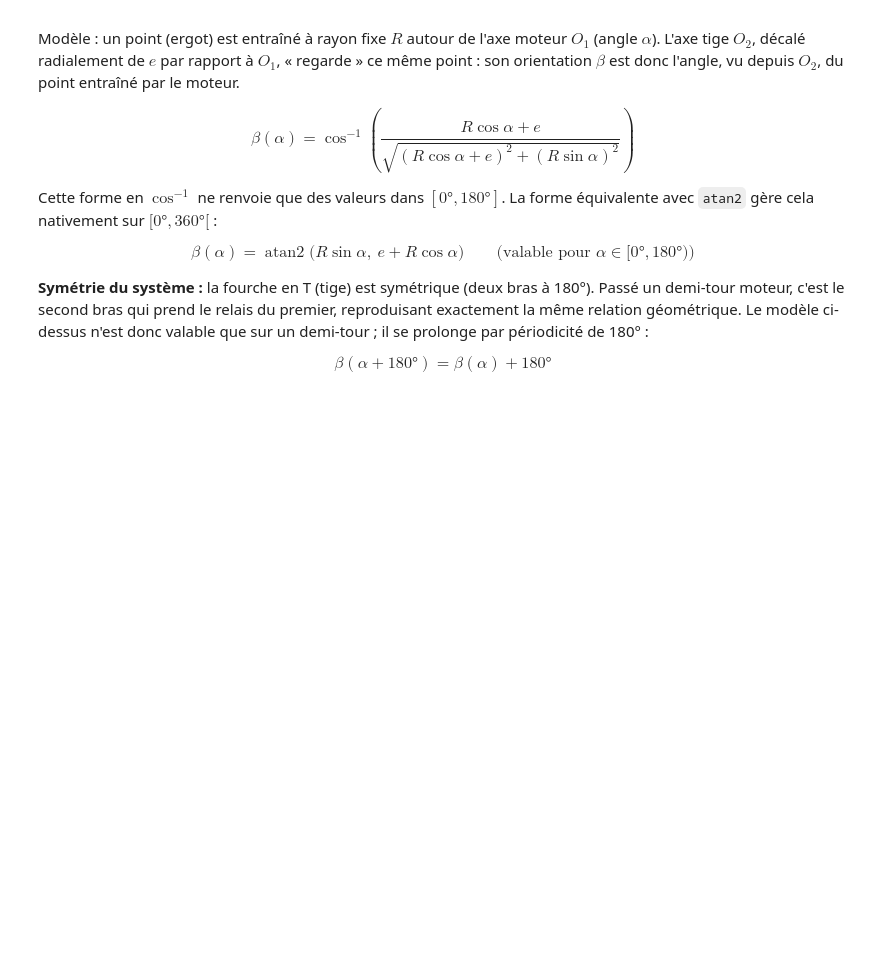
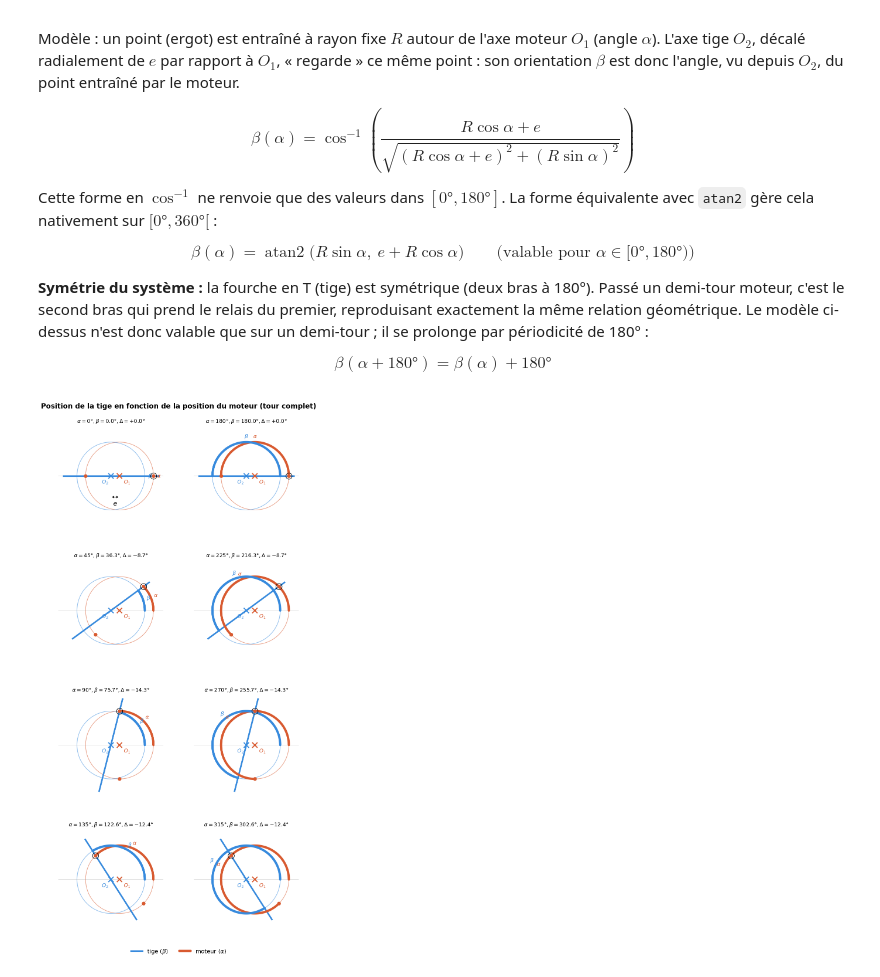
Before and after one commit to quinche-colin/template-tb, a Jupyter notebook: assets/code/Implementation/plot_angles_accouplement.ipynb, the cells around one changed output. Cells and saved outputs as stored; diff of their text form; code cells hidden in the pictures; blank space fills up the shorter version.

```diff
--- a/assets/code/Implementation/plot_angles_accouplement.ipynb
+++ b/assets/code/Implementation/plot_angles_accouplement.ipynb
@@ -39,19 +39,21 @@ def beta_of_alpha(alpha, e, R=R):
     n = np.floor(alpha / np.pi)
     return beta_raw(alpha - n * np.pi, e, R) + n * np.pi
 # %%
-# Figure 1 : geometrie a differentes positions du moteur, tous les 45 deg sur un tour complet (0-315 deg)
-# Grille 2 lignes x 4 colonnes. Les deux points ou le "bras" moteur croiserait le cercle moteur sont
-# toujours marques (symetrie de la fourche en T) ; celui qui est effectivement actif (cf. beta_of_alpha)
-# est entoure. On observe que la 2e ligne (225-315 deg) reproduit exactement les valeurs de Delta de la
-# 1re ligne (45-135 deg), avec le point actif desormais en bas : c'est la periodicite de 180 deg.
+# Figure 1 : geometrie a differentes positions du moteur, tous les 45 deg sur un tour complet.
+# Grille 4 lignes x 2 colonnes : colonne 1 = 0,45,90,135 deg ; colonne 2 = 180,225,270,315 deg.
+# Les deux points ou le "bras" moteur croiserait le cercle moteur sont toujours marques (symetrie
+# de la fourche en T) ; celui qui est effectivement actif (cf. beta_of_alpha) est entoure. On observe
+# que la colonne 2 reproduit exactement les valeurs de Delta de la colonne 1, avec le point actif
+# desormais en bas : c'est la periodicite de 180 deg.
 angles_deg = [0, 45, 90, 135, 180, 225, 270, 315]
 OVERSHOOT = 5.0  # mm, depassement du trait tige de chaque cote du cercle
 
-fig, axes = plt.subplots(2, 4, figsize=(19, 9.6))
-axes = axes.flatten()
+fig, axes = plt.subplots(4, 2, figsize=(9.6, 19))
 
-for i, ax in enumerate(axes):
-    a_deg = angles_deg[i]
+for idx, a_deg in enumerate(angles_deg):
+    row, col = idx % 4, idx // 4   # remplissage colonne par colonne
+    ax = axes[row, col]
+
     a = np.radians(a_deg)
     b = beta_of_alpha(a, E)
     b_deg = np.degrees(b)
@@ -70,57 +72,59 @@ for i, ax in enumerate(axes):
     P_active = P_opp if active_bottom else P
 
     th = np.linspace(0, 2*np.pi, 300)
-    ax.plot(O1[0]+R*np.cos(th), O1[1]+R*np.sin(th), color=ORANGE, lw=1.5, alpha=0.55)
-    ax.plot(O2[0]+R*np.cos(th), O2[1]+R*np.sin(th), color=BLUE, lw=1.5, alpha=0.55)
+    ax.plot(O1[0]+R*np.cos(th), O1[1]+R*np.sin(th), color=ORANGE, lw=1.4, alpha=0.55)
+    ax.plot(O2[0]+R*np.cos(th), O2[1]+R*np.sin(th), color=BLUE, lw=1.4, alpha=0.55)
 
-    ax.axhline(0, color="gray", lw=0.8, alpha=0.5)
+    ax.axhline(0, color="gray", lw=0.7, alpha=0.5)
     # trait pointille reliant le point actif (cercle moteur) au point correspondant (cercle tige)
     ax.plot([P_active[0], O2[0]+R*np.cos(b)], [P_active[1], O2[1]+R*np.sin(b)],
-            color="gray", lw=1.5, ls=(0, (4, 3)))
+            color="gray", lw=1.4, ls=(0, (4, 3)))
 
-    ax.plot([Pb_opp[0], Pb[0]], [Pb_opp[1], Pb[1]], color=BLUE, lw=4.2,
-            label="tige ($\\beta$)" if i == 0 else None)
+    ax.plot([Pb_opp[0], Pb[0]], [Pb_opp[1], Pb[1]], color=BLUE, lw=3.8,
+            label="tige ($\\beta$)" if idx == 0 else None)
 
     # angles alpha/beta : arc epaissi cumule directement sur le cercle (peut depasser 180 deg)
     th_a = np.linspace(0, a, max(int(80*a_deg/45), 2))
     th_b = np.linspace(0, b, max(int(80*abs(b_deg)/45), 2))
-    ax.plot(O1[0]+R*np.cos(th_a), O1[1]+R*np.sin(th_a), color=ORANGE, lw=6.0, solid_capstyle="round",
-            label="moteur ($\\alpha$)" if i == 0 else None)
-    ax.plot(O2[0]+R*np.cos(th_b), O2[1]+R*np.sin(th_b), color=BLUE, lw=6.0, solid_capstyle="round")
+    ax.plot(O1[0]+R*np.cos(th_a), O1[1]+R*np.sin(th_a), color=ORANGE, lw=5.6, solid_capstyle="round",
+            label="moteur ($\\alpha$)" if idx == 0 else None)
+    ax.plot(O2[0]+R*np.cos(th_b), O2[1]+R*np.sin(th_b), color=BLUE, lw=5.6, solid_capstyle="round")
 
     lbl_r = 1.16 * R
     ax.text(O1[0]+lbl_r*np.cos(a/2), O1[1]+lbl_r*np.sin(a/2), r"$\alpha$",
-            color=ORANGE, fontsize=15, ha="center", va="center")
+            color=ORANGE, fontsize=13, ha="center", va="center")
     ax.text(O2[0]+lbl_r*np.cos(b/2), O2[1]+lbl_r*np.sin(b/2), r"$\beta$",
-            color=BLUE, fontsize=15, ha="center", va="center")
+            color=BLUE, fontsize=13, ha="center", va="center")
 
-    ax.plot(*O1, marker="x", color=ORANGE, ms=14, mew=3, zorder=5)
-    ax.plot(*O2, marker="x", color=BLUE, ms=14, mew=3, zorder=5)
-    ax.plot(*P, "o", color=ORANGE, ms=9, zorder=5)
-    ax.plot(*P_opp, "o", color=ORANGE, ms=9, zorder=5)
-    ax.plot(*P_active, "o", color="none", ms=17, mec="black", mew=1.3, zorder=6)  # entoure le bras actif
+    ax.plot(*O1, marker="x", color=ORANGE, ms=13, mew=2.6, zorder=5)
+    ax.plot(*O2, marker="x", color=BLUE, ms=13, mew=2.6, zorder=5)
+    ax.plot(*P, "o", color=ORANGE, ms=8, zorder=5)
+    ax.plot(*P_opp, "o", color=ORANGE, ms=8, zorder=5)
+    ax.plot(*P_active, "o", color="none", ms=15, mec="black", mew=1.2, zorder=6)  # entoure le bras actif
 
-    ax.annotate("$O_1$", O1, textcoords="offset points", xytext=(11, -20), fontsize=15, color=ORANGE, fontweight="bold")
-    ax.annotate("$O_2$", O2, textcoords="offset points", xytext=(-25, -20), fontsize=15, color=BLUE, fontweight="bold")
+    ax.annotate("$O_1$", O1, textcoords="offset points", xytext=(10, -18), fontsize=13, color=ORANGE, fontweight="bold")
+    ax.annotate("$O_2$", O2, textcoords="offset points", xytext=(-23, -18), fontsize=13, color=BLUE, fontweight="bold")
 
-    if i == 0:
+    if idx == 0:
         y_e = -0.62 * R
         ax.annotate("", xy=(O1[0], y_e), xytext=(O2[0], y_e),
-                    arrowprops=dict(arrowstyle="<->", color="black", lw=1.6))
-        ax.text((O1[0]+O2[0])/2, y_e-0.11*R, "$e$", ha="center", va="top", fontsize=17)
+                    arrowprops=dict(arrowstyle="<->", color="black", lw=1.4))
+        ax.text((O1[0]+O2[0])/2, y_e-0.11*R, "$e$", ha="center", va="top", fontsize=15)
 
     ax.set_xlim(-1.55*R, 1.55*R)
     ax.set_ylim(-1.55*R, 1.5*R)
     ax.set_aspect("equal")
     ax.set_xticks([]); ax.set_yticks([])
     for spine in ax.spines.values():
         spine.set_visible(False)
     ax.set_title(f"$\\alpha={a_deg}\u00b0,\\beta={b_deg:.1f}\u00b0,\\Delta={delta_deg:+.1f}\u00b0$", fontsize=13, pad=6)
 
-fig.legend(loc="lower center", ncol=2, fontsize=16, frameon=False, bbox_to_anchor=(0.5, -0.01))
-fig.suptitle("Position de la tige en fonction de la position du moteur (tour complet)", fontsize=20, fontweight="bold", y=0.99)
-fig.subplots_adjust(top=0.90, bottom=0.09, left=0.02, right=0.98, hspace=0.35, wspace=0.1)
+fig.legend(loc="lower center", ncol=2, fontsize=14, frameon=False, bbox_to_anchor=(0.5, -0.005))
+fig.suptitle("Position de la tige en fonction de la position du moteur (tour complet)", fontsize=17, fontweight="bold", y=0.995)
+fig.subplots_adjust(top=0.955, bottom=0.045, left=0.03, right=0.97, hspace=0.3, wspace=0.05)
 fig.savefig("../../figures/Implementation/fig_positions_angle.png", dpi=130)
 plt.show()
+# %% [output]
+[figure, added]
 # %%
 # Figure 2a : evolution de l'angle tige beta selon alpha, pour plusieurs valeurs de e (0 a 5 mm)
```
Also changed, not shown: parts of 3 cells of this notebook, 15 other files.
